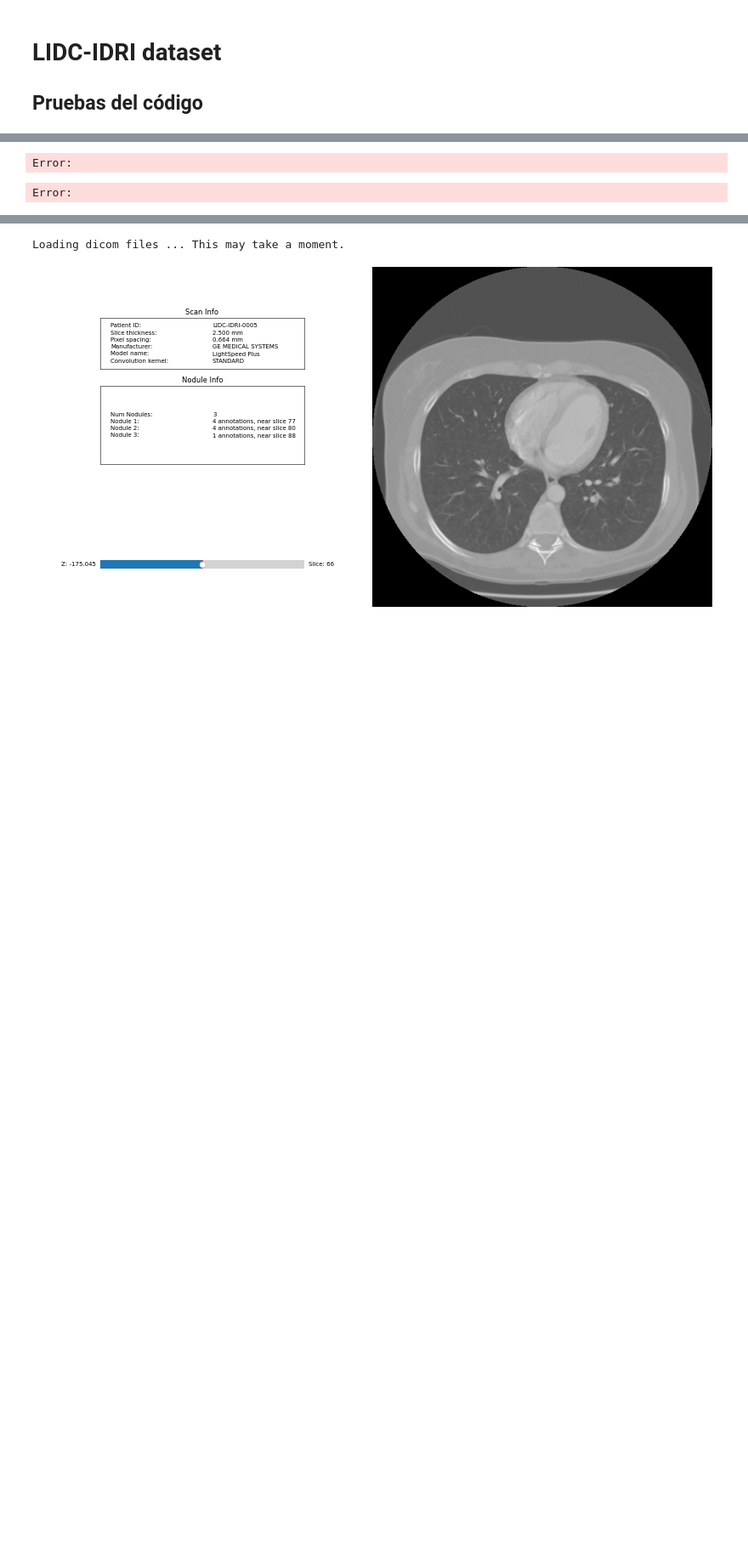
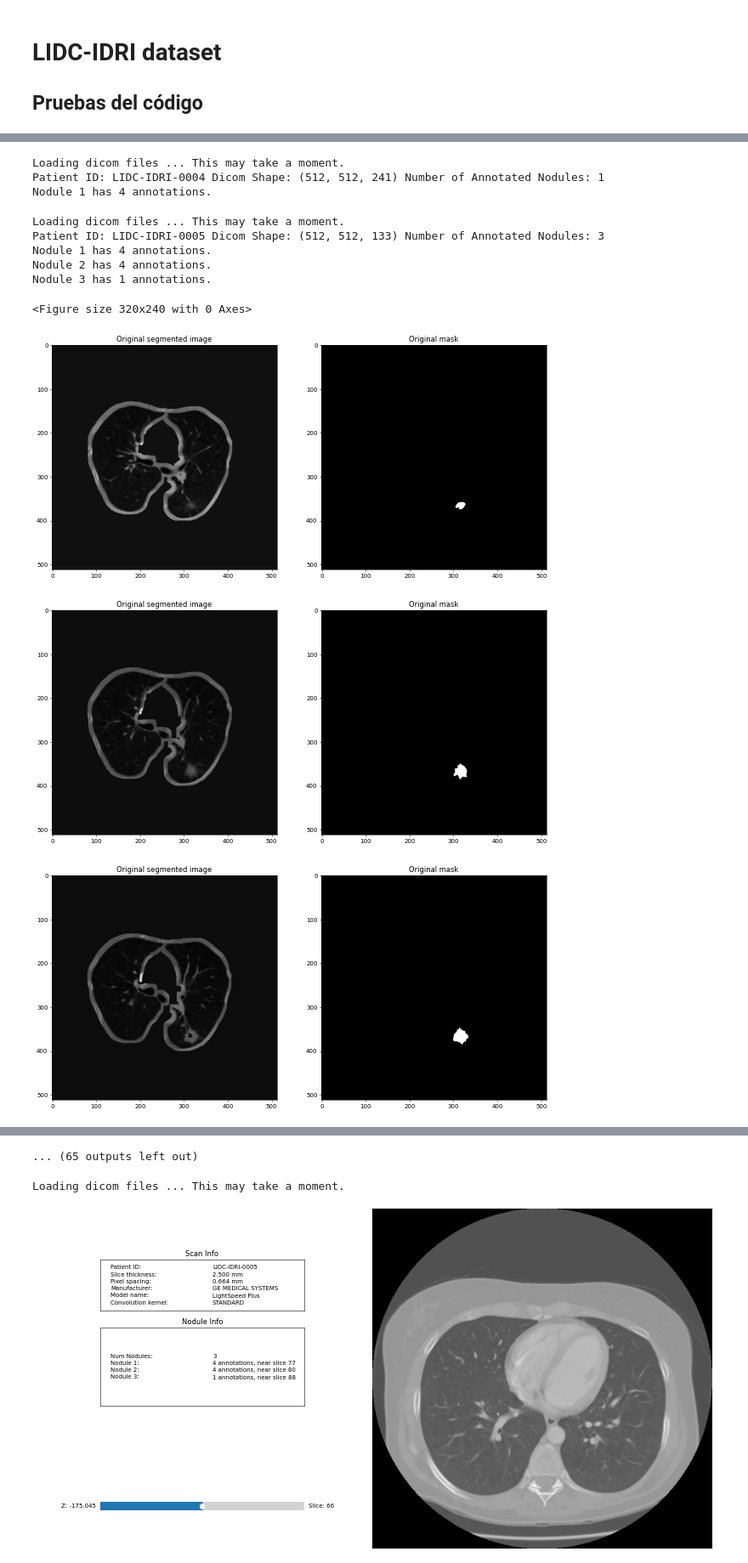
Before and after one commit to MiriamCobo/LIDC-IDRI-initialization, a Jupyter notebook: Pruebas.ipynb, the cells around one changed output, grey strips where cells are left out. Shown at 85% size. Cells and saved outputs as stored; diff of their text form; code cells hidden in the pictures; blank space fills up the shorter version.

```diff
--- a/Pruebas.ipynb
+++ b/Pruebas.ipynb
@@ -39,6 +39,7 @@ LIDC_IDRI_list= [f for f in os.listdir(DICOM_DIR) if not f.startswith('.')]
 LIDC_IDRI_list.sort()
 # %%
 from matplotlib import pyplot as plt
+plt.set_cmap('gray')
 
 confidence_level = parser.getfloat('pylidc','confidence_level') # confidence level of consensus
 padding = parser.getint('pylidc','padding_size')
@@ -65,7 +66,8 @@ for patient in tqdm(LIDC_IDRI_list):
     if len(nodules_annotation) > 0:
         # Patients with nodules
         for nodule_idx, nodule in enumerate(nodules_annotation):
-                mask, cbbox, masks = consensus(nodule,confidence_level,padding) # aqui hay algo mal
+                mask, cbbox, masks = consensus(nodule,confidence_level,padding)
+                print("Nodule %d has %d annotations." % (nodule_idx+1,len(nodule)))
                 for nodule_slice in range(mask.shape[2]):
                         # This second for loop iterates over each single nodule.
                         # There are some mask sizes that are too small. These may hinder training.
@@ -90,2 +99,12 @@ Loading dicom files ... This may take a moment.
-Error:
+Loading dicom files ... This may take a moment.
+Patient ID: LIDC-IDRI-0004 Dicom Shape: (512, 512, 241) Number of Annotated Nodules: 1
+Nodule 1 has 4 annotations.
-Error:
+Loading dicom files ... This may take a moment.
+Patient ID: LIDC-IDRI-0005 Dicom Shape: (512, 512, 133) Number of Annotated Nodules: 3
+Nodule 1 has 4 annotations.
+Nodule 2 has 4 annotations.
+Nodule 3 has 1 annotations.
+<Figure size 320x240 with 0 Axes>
+[figure, added]
+[figure, added]
+[figure, added]
@@ -92,3 +114,4 @@ Error:
+... (65 outputs left out)
 # %%
 %matplotlib widget
 annot=scan.visualize(annotation_groups=nodules_annotation)
```
Also changed, not shown: parts of 4 cells of this notebook, 3 other files.
